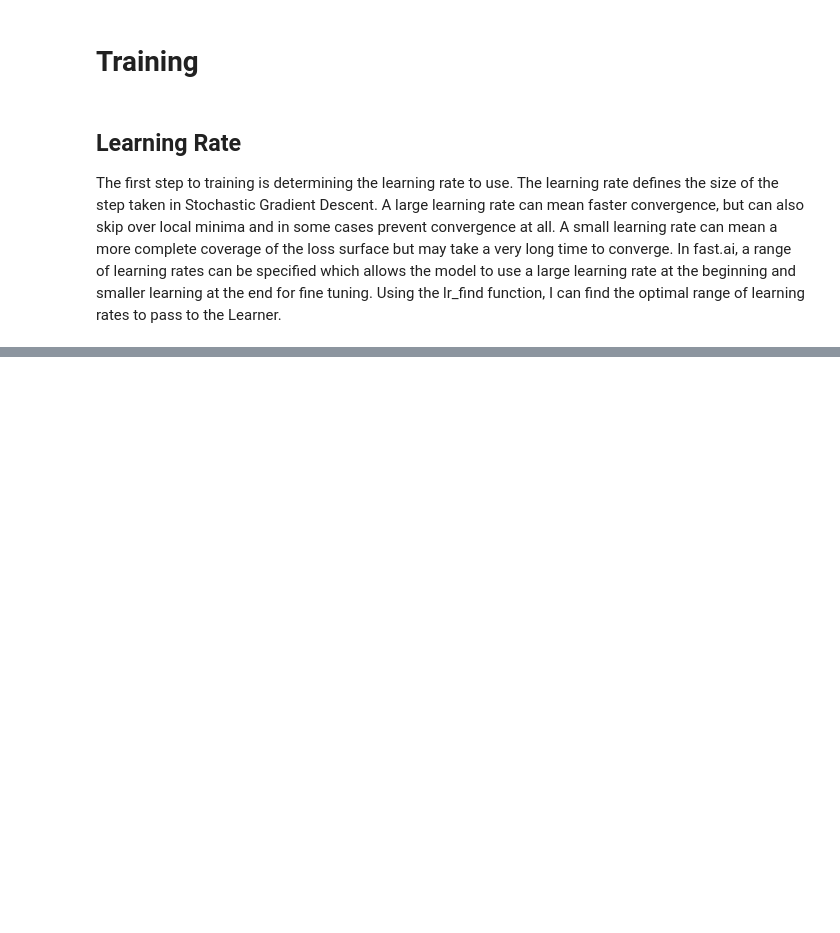
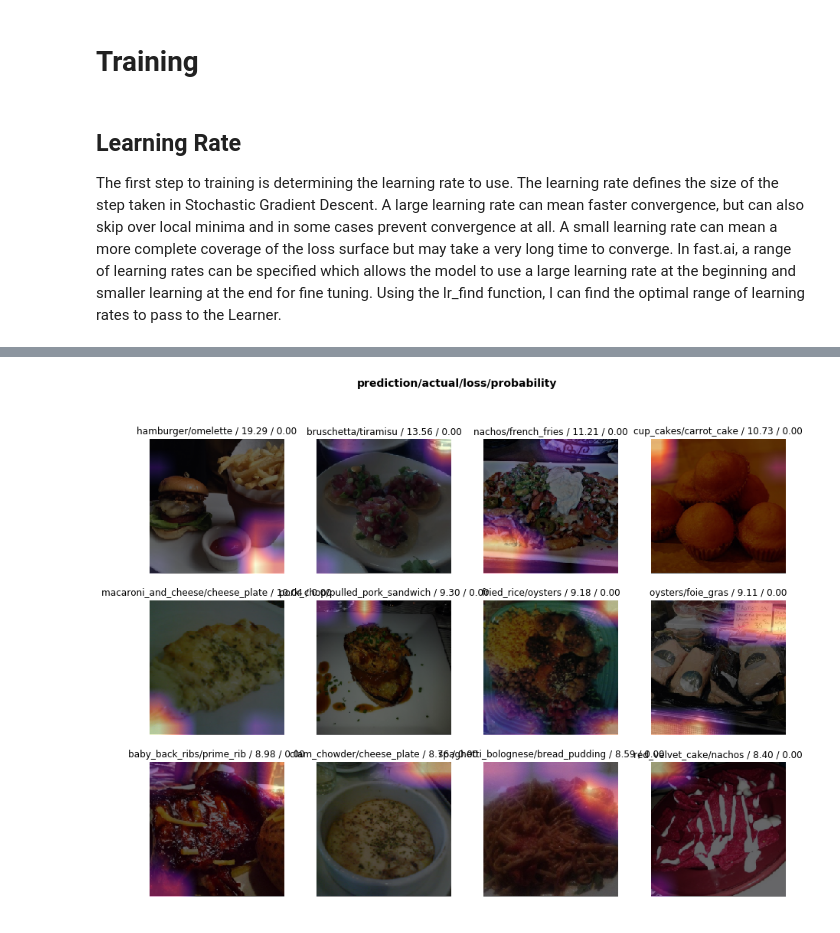
Before and after one commit to akshairajendran/fellowshipai, a Jupyter notebook: food-101/main.ipynb, the cells around one changed output, grey strips where cells are left out. Cells and saved outputs as stored; diff of their text form; code cells hidden in the pictures; blank space fills up the shorter version.

```diff
--- a/food-101/main.ipynb
+++ b/food-101/main.ipynb
@@ -184,0 +229,2 @@ Total time: 11:23
+# %%
+learn.fit_one_cycle(6, max_lr=slice(1e-5, 1e-4), wd=.01)
@@ -184,0 +256,7 @@ Total time: 11:23
+# %%
+val_interp = ClassificationInterpretation.from_learner(learn, ds_type=DatasetType.Valid)
+val_losses,val_idxs = interp.top_losses()
+# %%
+val_interp.plot_top_losses(12, figsize=(15,11))
+# %% [output]
+[figure, added]
```
Also changed, not shown: parts of 47 cells of this notebook.
